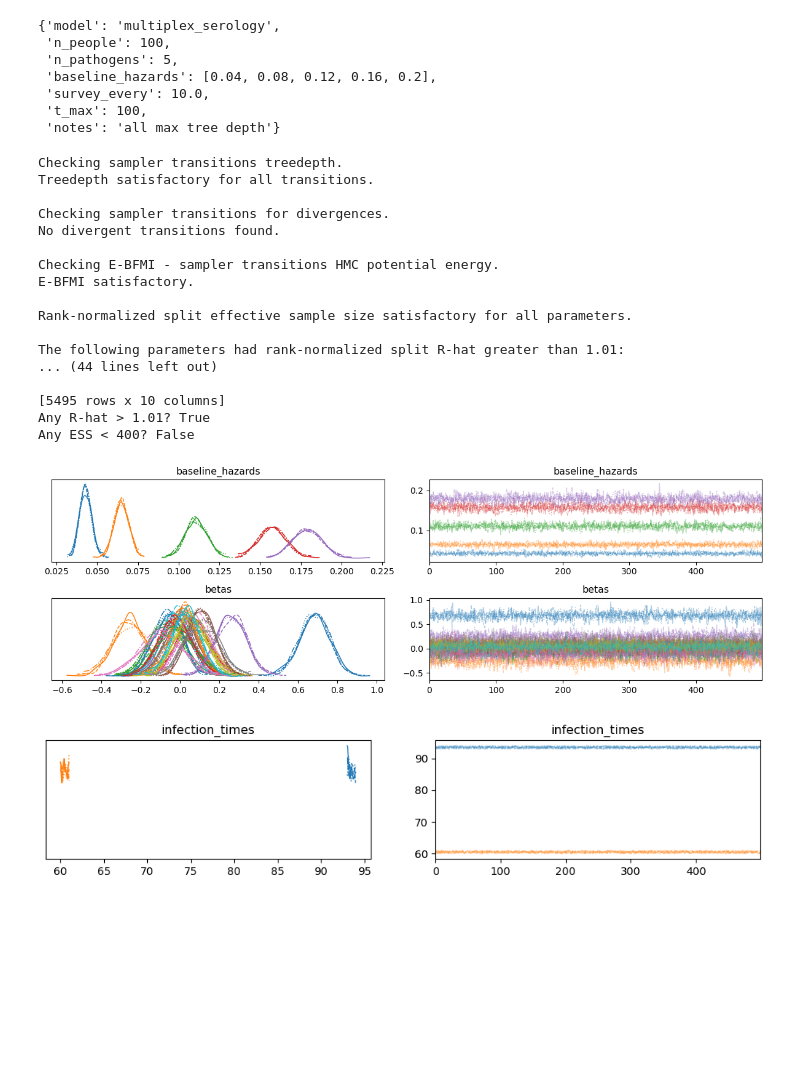
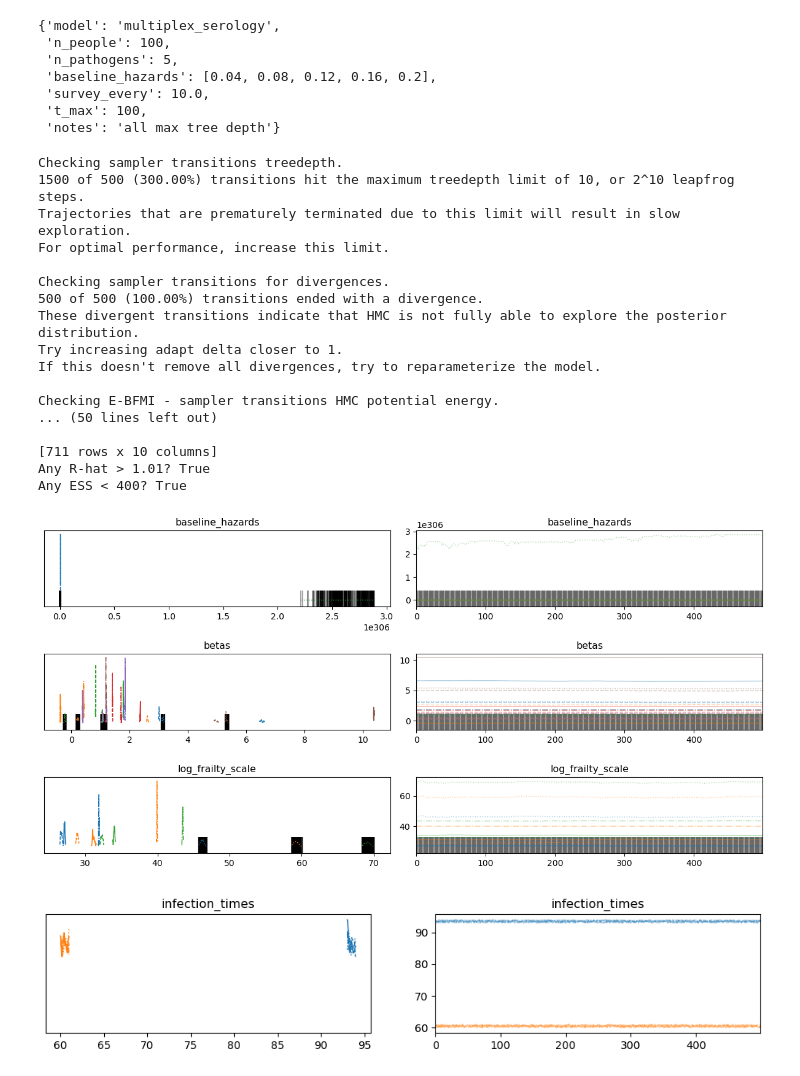
Before and after one commit to aleggs0/multipathogen-sero, a Jupyter notebook: notebooks/simulate_constant_foi.ipynb, the cells around one changed output. Cells and saved outputs as stored; diff of their text form; code cells hidden in the pictures; blank space fills up the shorter version.

```diff
--- a/notebooks/simulate_constant_foi.ipynb
+++ b/notebooks/simulate_constant_foi.ipynb
@@ -107,6 +110,15 @@ Component 2: [2]
 [figure]
 # %%
 start = time.time()
-simulate_infections_df = simulate_infections(n_people, n_pathogens, foi_list, interaction_mat, t_max=t_max, birth_times=birth_times, random_seed=42)
-print(f"simulate_infections took {time.time() - start:.3f} seconds")
+simulate_infections_df = simulate_infections_seroreversion(
+    n_people,
+    n_pathogens,
+    foi_list,
+    interaction_mat=np.ones((n_pathogens, n_pathogens)),  # No interaction for now
+    birth_times=birth_times,
+    end_times=t_max,
+    max_fois=None,
+    random_seed=42
+)
+print(f"simulate_infections_seroreversion took {time.time() - start:.3f} seconds")
 # %% [output]
@@ -319,6 +329,7 @@ data {
 # TODO: write tests
 stan_data = {
     "N": n_people,
+    "birth_times": birth_times,
     "K": n_pathogens,
     "gets_infected": gets_infected,
     "num_infections": num_infections,
@@ -350,4 +370,4 @@ NameError: name 'n_people' is not defined
 # %%
 model = CmdStanModel(
-    stan_file= STAN_DIR / "multiplex_serology.stan"
+    stan_file= STAN_DIR / "multiplex_serology_frailty.stan"
 )
@@ -354,10 +377,10 @@ model = CmdStanModel(
 # %%
 chains = 4
-iter_sampling = 200
+iter_sampling = 50
 iter_warmup = 50
 parallel_chains = 4
 seed = 123
-max_treedepth = 20
+max_treedepth = 15
 fit = model.sample(
     data=stan_data,
     chains=chains,
@@ -367,6 +390,6 @@ fit = model.sample(
     seed=seed,
     max_treedepth=max_treedepth,
     show_progress=True,
-    show_console=False
+    show_console=True
 )
 # %% [output]
@@ -423,39 +505,39 @@ fit_metadata_read
 # %%
 # Print summary
 print(fit.diagnose())
 print(fit.summary())
 
 # Check R-hat and ESS
 df_summary = fit.summary()
 print("Any R-hat > 1.01?", (df_summary["R_hat"] > 1.01).any())
 print("Any ESS < 400?", (df_summary["ESS_bulk"] < 400).any())
 
 # Optional: convert to ArviZ for easier plotting
 idata = az.from_cmdstanpy(posterior=fit)
 
 # Plot trace plots
-az.plot_trace(idata, var_names=["baseline_hazards", "betas"])
+az.plot_trace(idata, var_names=["baseline_hazards", "betas", "log_frailty_scale"])
 plt.tight_layout()
 plt.show()
 # %% [output]
 Checking sampler transitions treedepth.
-Treedepth satisfactory for all transitions.
+1500 of 500 (300.00%) transitions hit the maximum treedepth limit of 10, or 2^10 leapfrog steps.
+Trajectories that are prematurely terminated due to this limit will result in slow exploration.
+For optimal performance, increase this limit.
 
 Checking sampler transitions for divergences.
-No divergent transitions found.
+500 of 500 (100.00%) transitions ended with a divergence.
+These divergent transitions indicate that HMC is not fully able to explore the posterior distribution.
+Try increasing adapt delta closer to 1.
+If this doesn't remove all divergences, try to reparameterize the model.
 
 Checking E-BFMI - sampler transitions HMC potential energy.
-E-BFMI satisfactory.
+... (50 lines left out)
 
-Rank-normalized split effective sample size satisfactory for all parameters.
-
-The following parameters had rank-normalized split R-hat greater than 1.01:
-... (44 lines left out)
-
-[5495 rows x 10 columns]
+[711 rows x 10 columns]
 Any R-hat > 1.01? True
-Any ESS < 400? False
+Any ESS < 400? True
-[figure, old version]
+[figure, new version]
 # %%
 #more diagnostics
 az.plot_trace(idata, var_names = "infection_times", coords= {"infection_times_dim_0": [10,11]})
```
Also changed, not shown: parts of 11 cells of this notebook, 5 other files.
